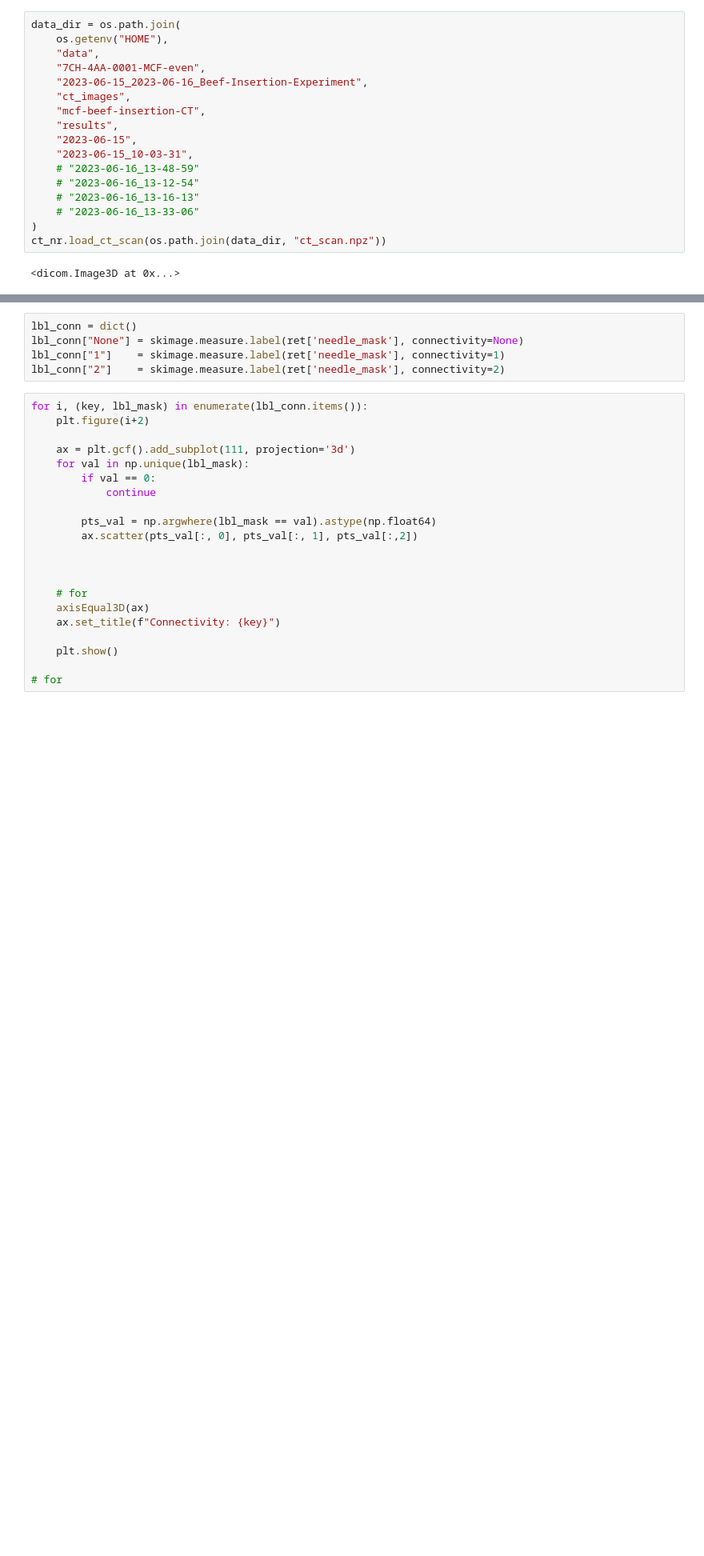
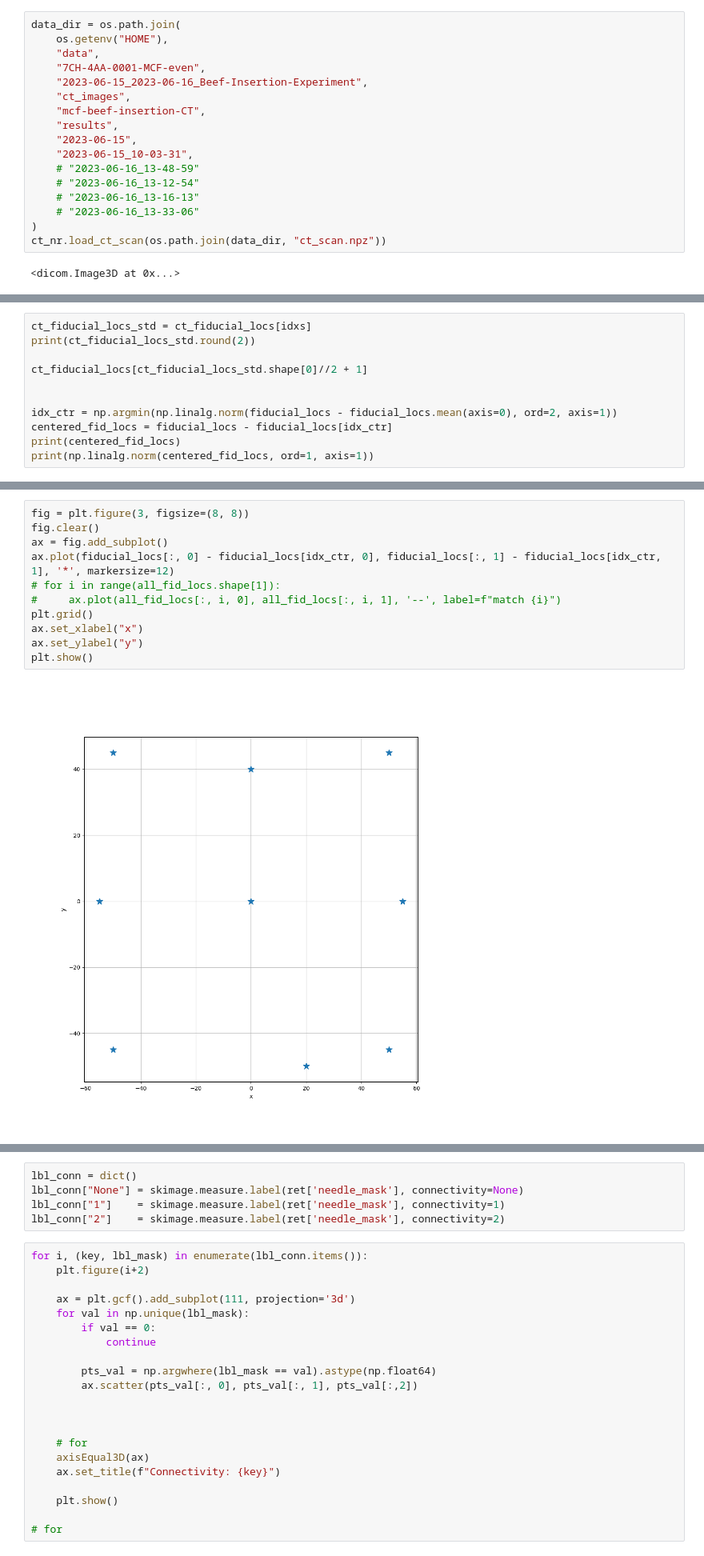
Before and after one commit to dlezcan1/AMIRo-cv, a Jupyter notebook: src/CTNeedleShape.ipynb, the cells around one changed output, grey strips where cells are left out. Shown: that part at 80% size. Saved outputs shown, nothing was run; the diff lists cells and outputs as text; blank space fills up the shorter version.

```diff
--- a/src/CTNeedleShape.ipynb
+++ b/src/CTNeedleShape.ipynb
@@ -248,0 +338,11 @@ Saved CT reconstruction options to: /home/dlezcan1/data/7CH-4AA-0001-MCF-even/20
+# %%
+ct_fiducial_locs_std = ct_fiducial_locs[idxs]
+print(ct_fiducial_locs_std.round(2))
+
+ct_fiducial_locs[ct_fiducial_locs_std.shape[0]//2 + 1]
+
+
+idx_ctr = np.argmin(np.linalg.norm(fiducial_locs - fiducial_locs.mean(axis=0), ord=2, axis=1))
+centered_fid_locs = fiducial_locs - fiducial_locs[idx_ctr]
+print(centered_fid_locs)
+print(np.linalg.norm(centered_fid_locs, ord=1, axis=1))
@@ -248,0 +369,13 @@ Saved CT reconstruction options to: /home/dlezcan1/data/7CH-4AA-0001-MCF-even/20
+# %%
+fig = plt.figure(3, figsize=(8, 8))
+fig.clear()
+ax = fig.add_subplot()
+ax.plot(fiducial_locs[:, 0] - fiducial_locs[idx_ctr, 0], fiducial_locs[:, 1] - fiducial_locs[idx_ctr, 1], '*', markersize=12)
+# for i in range(all_fid_locs.shape[1]):
+#     ax.plot(all_fid_locs[:, i, 0], all_fid_locs[:, i, 1], '--', label=f"match {i}")
+plt.grid()
+ax.set_xlabel("x")
+ax.set_ylabel("y")
+plt.show()
+# %% [output]
+[figure, added]
```
Also changed, not shown: parts of 18 cells of this notebook, 2 other files.
